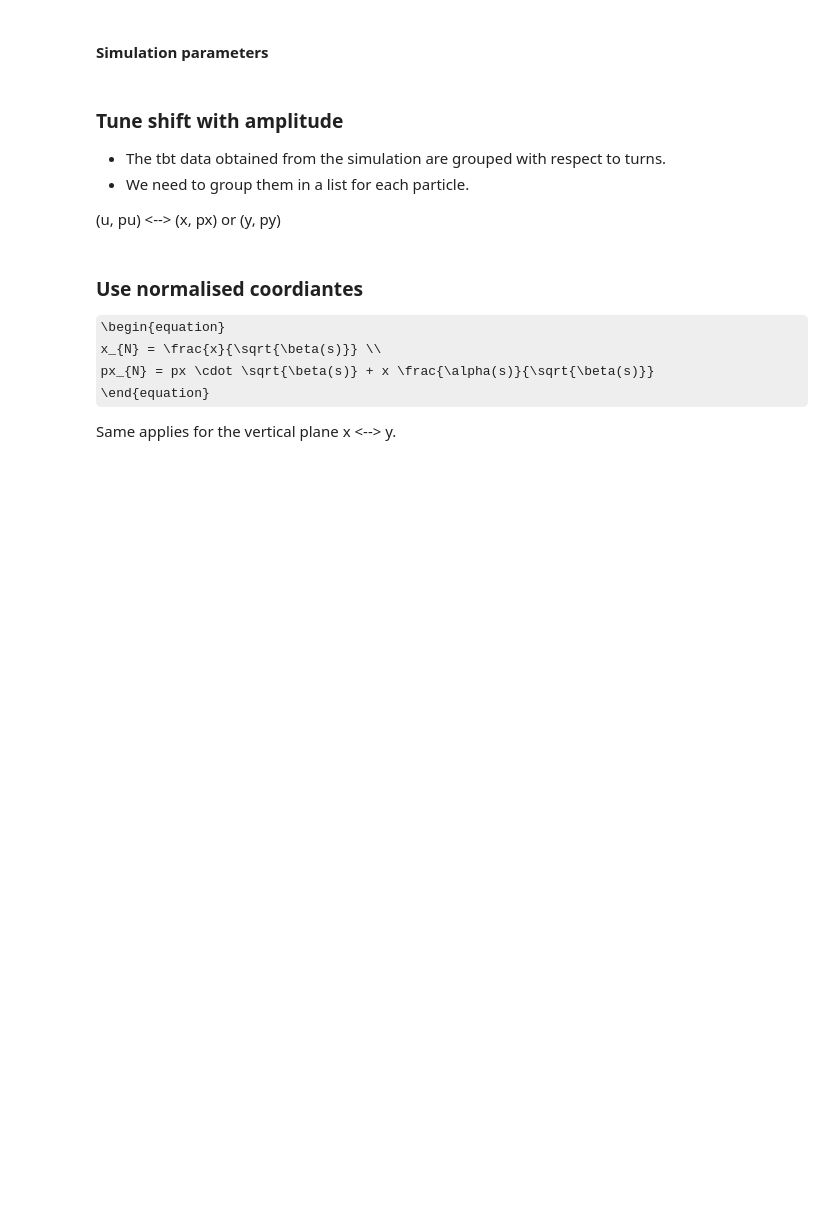
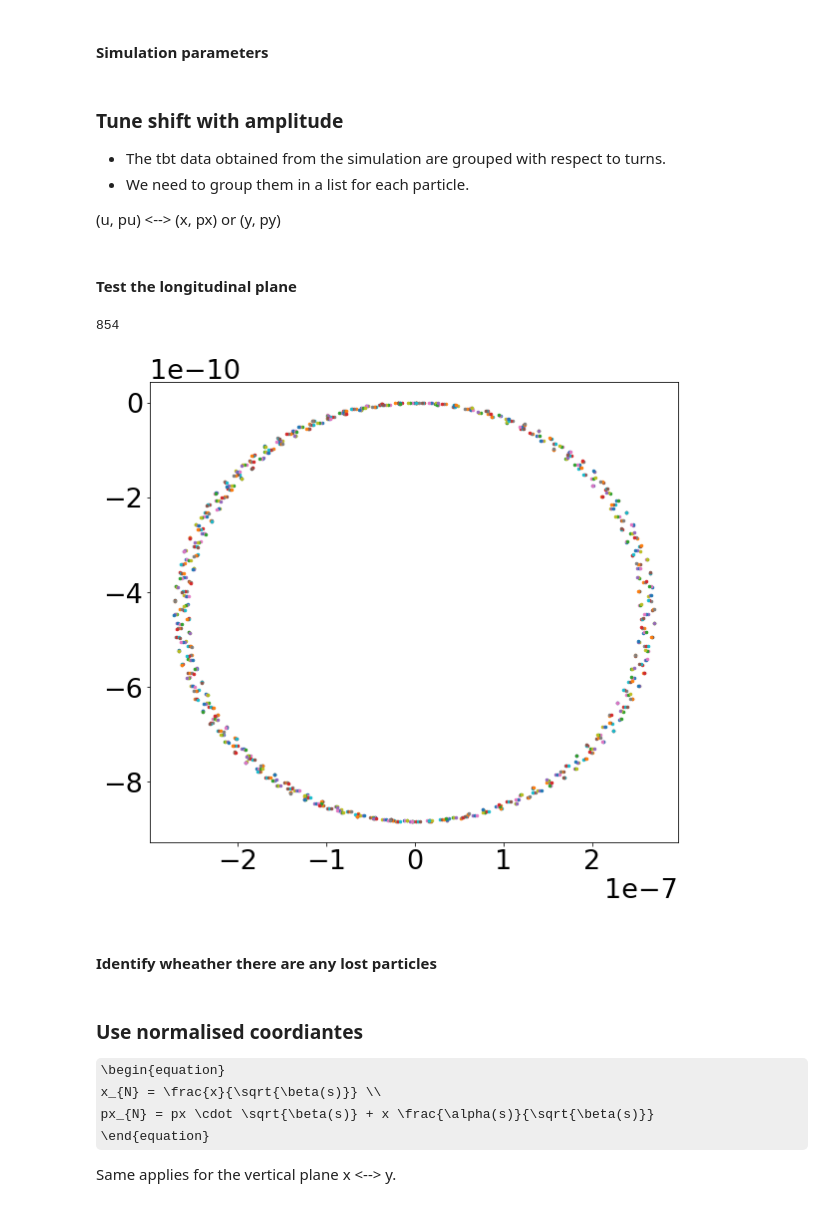
Before and after one commit to natriant/emittance_growth_CC_RFnoise_sixtracklib, a Jupyter notebook: compute_detuning_with_amplitude.ipynb, the cells around one changed output. Saved outputs shown, nothing was run; the diff lists cells and outputs as text; code cells hidden in the pictures; some formulas as TeX source; blank space fills up the shorter version.

```diff
--- a/compute_detuning_with_amplitude.ipynb
+++ b/compute_detuning_with_amplitude.ipynb
@@ -38,6 +39,6 @@ plane_of_study = 'x' # 'V'
 # %%
 path_to_data = '/afs/cern.ch/work/n/natriant/private/sixtracklib_example_crabcavity/output/'
-data_file_name = 'tbt_x.pkl'
+data_file_name = 'tbt_y.pkl'
 # %%
 my_dict = pickle.load( open( path_to_data+data_file_name, 'rb'))
 # %% [markdown]
@@ -57,8 +58,22 @@ for particle in range(n_particles):
 # maybe even 100 turns are enough
 for particle in range(n_particles):
     for turn in range(n_turns):
-        u_data[particle].append(my_dict[plane_of_study][turn][particle])
-        pu_data[particle].append(my_dict['p'+plane_of_study][turn][particle])
+        u_data[particle].append(my_dict['x'][turn][particle])
+        pu_data[particle].append(my_dict['px'][turn][particle])
+# %% [markdown]
+#### Test the longitudinal plane
+# %%
+my_x_index = np.where(my_dict['x'][0] == np.amin(my_dict['x'][0]))[0][0]
+print(my_x_index)
+# %% [output]
+854
+# %%
+for turn in range(n_turns):
+    plt.plot(my_dict['sigma'][turn][100], my_dict['delta'][turn][100], '.')
+# %% [output]
+[figure, added]
+# %% [markdown]
+#### Identify wheather there are any lost particles
 # %%
 lost_particles = []
 Q_list = []
```
Also changed, not shown: parts of 14 cells of this notebook.
